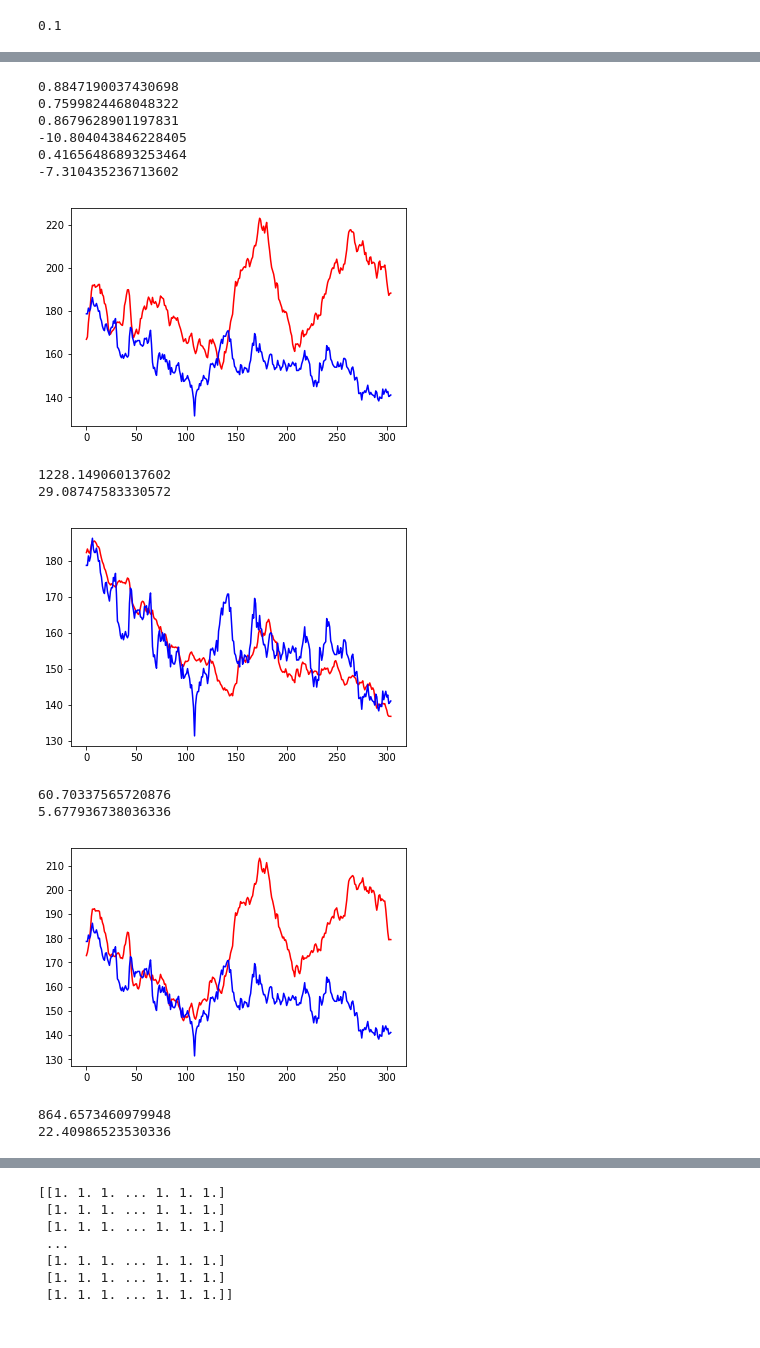
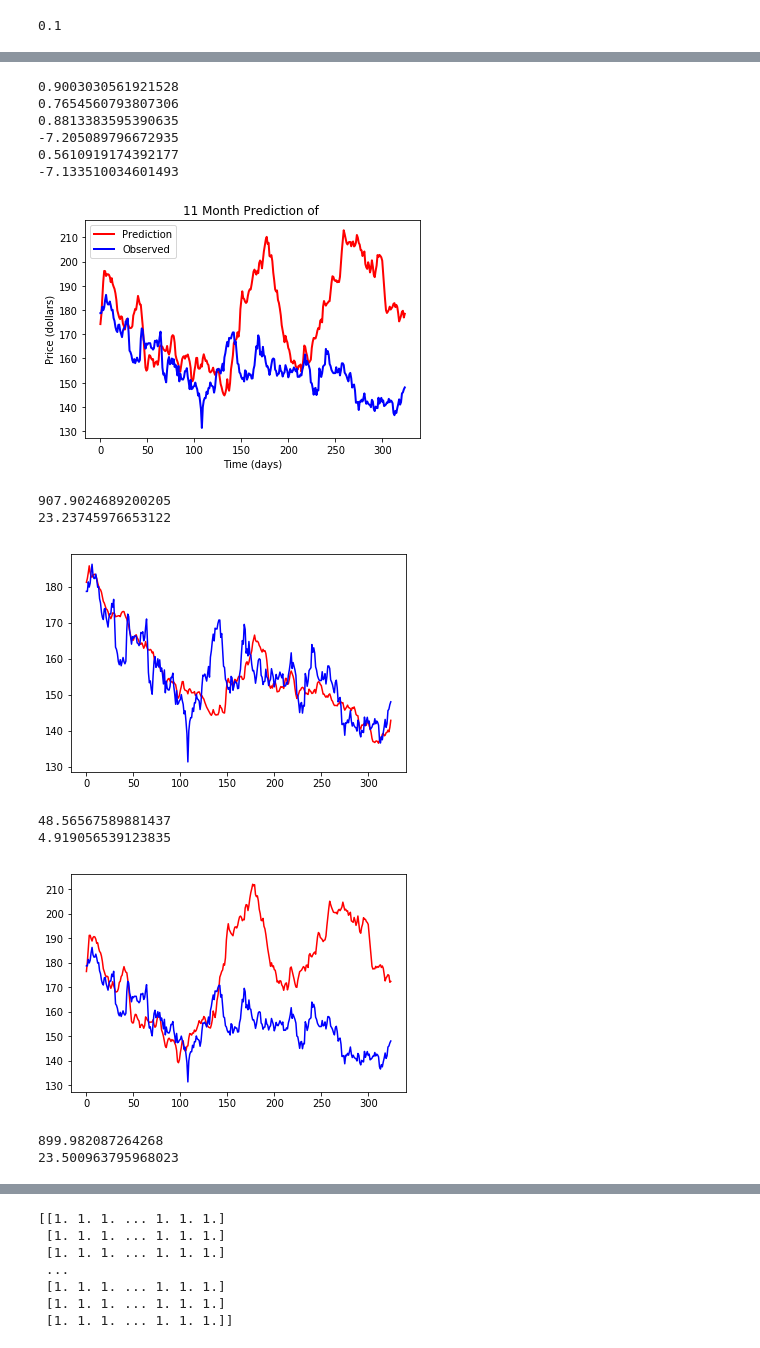
Before and after one commit to jgroth1/Project_1_Coffee_Price_Predictors, a Jupyter notebook: Analysis/Regression_Analysis.ipynb, the cells around one changed output, grey strips where cells are left out. Saved outputs shown, nothing was run; the diff lists cells and outputs as text; code cells hidden in the pictures.

Commit message:
Improved regressions and saved some of the images

```diff
--- a/Analysis/Regression_Analysis.ipynb
+++ b/Analysis/Regression_Analysis.ipynb
@@ -334,0 +335,6 @@ Trade_DF.head()
+# %%
+path = '../Resources/Data/Production_Data/Trade_Market_year_Data.csv'
+MY_Trade_DF = pd.read_csv(path)
+MY_Trade_DF.set_index('Dates', inplace=True)
+MY_Trade_DF = MY_Trade_DF.rename(columns={'Import': 'Import MY', 'Export': 'Export MY', 'Production': 'Production MY'})
+MY_Trade_DF.head()
@@ -335,6 +349,7 @@ Trade_DF.head()
 # %%
 Combined_DF = Weather_DF.merge(Price_DF, left_index=True, right_index=True)
 Combined_DF = Combined_DF.merge(Trade_DF, left_index=True, right_index=True)
+Combined_DF = Combined_DF.merge(MY_Trade_DF, left_index=True, right_index=True)
 # %%
 Combined_DF
 #= Combined_DF.filter(regex='^P', axis='columns')
@@ -398,12 +477,18 @@ print(features)
 #length = len(Combined_DF)
 #features = np.empty(Combined_DF.iloc[:,0:3].shape)
 for i in range(3,20):
-    N=40
+    N=45
     x = Combined_DF.iloc[:,i].values
     features[:,i] = np.convolve(x, np.ones((N,))/N, mode='same')
+
+
 features[:,20] = Combined_DF.loc[:,'Import'].values
 features[:,21] = Combined_DF.loc[:,'Export'].values
 features[:,22] = Combined_DF.loc[:,'Production'].values
+features[:,23] = Combined_DF.loc[:,'Trade Balance'].values
+#features[:,23] = Combined_DF.loc[:,'Import MY'].values
+#features[:,24] = Combined_DF.loc[:,'Export MY'].values
+#features[:,25] = Combined_DF.loc[:,'Production MY'].values
 target = Combined_DF.loc[:, 'PX_LAST'].values
 print(features)
 # %% [output]
@@ -434,9 +513,9 @@ T = len(features_standardized)-365
 FS_train, FS_test = features_standardized[:T,:], features_standardized[T:,:]
 T_train, T_test = target[:T], target[T:]
 FS_train = FS_train[:]
-FS_test = FS_test[:-60]
+FS_test = FS_test[:-40]
 T_train = T_train[:]
-T_test = T_test[:-60]
+T_test = T_test[:-40]
 regression1 = RidgeCV(alphas=[0.1,0.5,1.0,2.0,3.0,5.0,10.0])
 regression2 = Lasso(alpha=1)
 regression3 = HuberRegressor(epsilon=2, alpha=.5)
@@ -527,44 +606,49 @@ print(model1.score(FS_test, T_test))
 print(model2.score(FS_test, T_test))
 print(model3.score(FS_test, T_test))
 # %% [output]
-0.8847190037430698
-0.7599824468048322
-0.8679628901197831
--10.804043846228405
-0.41656486893253464
--7.310435236713602
+0.9003030561921528
+0.7654560793807306
+0.8813383595390635
+-7.205089796672935
+0.5610919174392177
+-7.133510034601493
 # %%
+Index = Combined_DF.index.astype(str)
 pr1 = model1.predict(FS_test)
-plt.plot(pr1, color='red')
-plt.plot(T_test, color='blue')
+plt.plot(pr1, color='red', linewidth=2, label='Prediction')
+plt.plot(T_test, color='blue', linewidth=2, label='Observed')
+plt.title('11 Month Prediction of ')
+plt.xlabel('Time (days)')
+plt.ylabel('Price (dollars)')
+plt.legend()
 plt.show()
 error = mean_squared_error(T_test, pr1)
 error_A = mean_absolute_error(T_test, pr1)
 print(error)
 print(error_A)
 pr2 = model2.predict(FS_test)
 plt.plot(pr2, color='red')
 plt.plot(T_test, color='blue')
 plt.show()
 error = mean_squared_error(T_test, pr2)
 error_A = mean_absolute_error(T_test, pr2)
 print(error)
 print(error_A)
 pr3 = model3.predict(FS_test)
 plt.plot(pr3, color='red')
 plt.plot(T_test, color='blue')
 plt.show()
 error = mean_squared_error(T_test, pr3)
 error_A = mean_absolute_error(T_test, pr3)
 print(error)
 print(error_A)
 # %% [output]
-[figure, old version]
+[figure, new version]
-1228.149060137602
-29.08747583330572
+907.9024689200205
+23.23745976653122
-[figure, old version]
+[figure, new version]
-60.70337565720876
-5.677936738036336
+48.56567589881437
+4.919056539123835
-[figure, old version]
+[figure, new version]
-864.6573460979948
-22.40986523530336
+899.982087264268
+23.500963795968023
```
Also changed, not shown: parts of 28 cells of this notebook, 10 other files.
